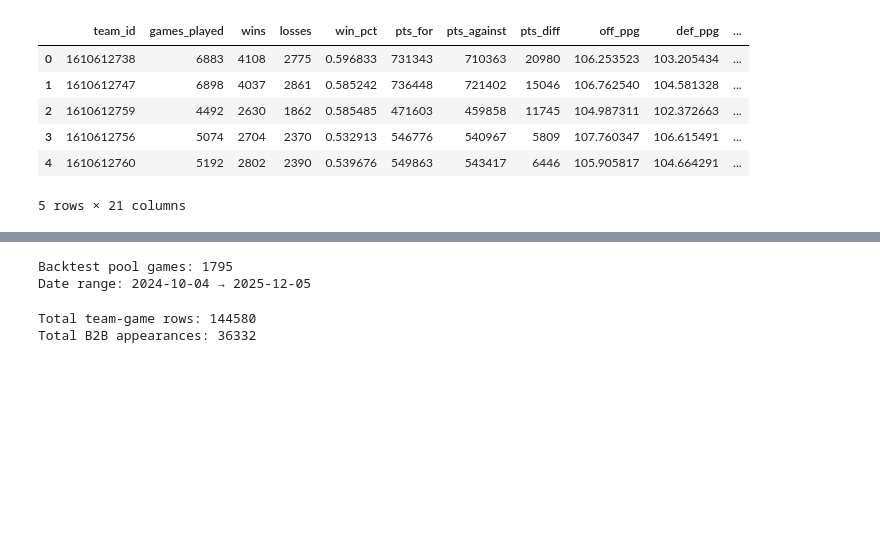
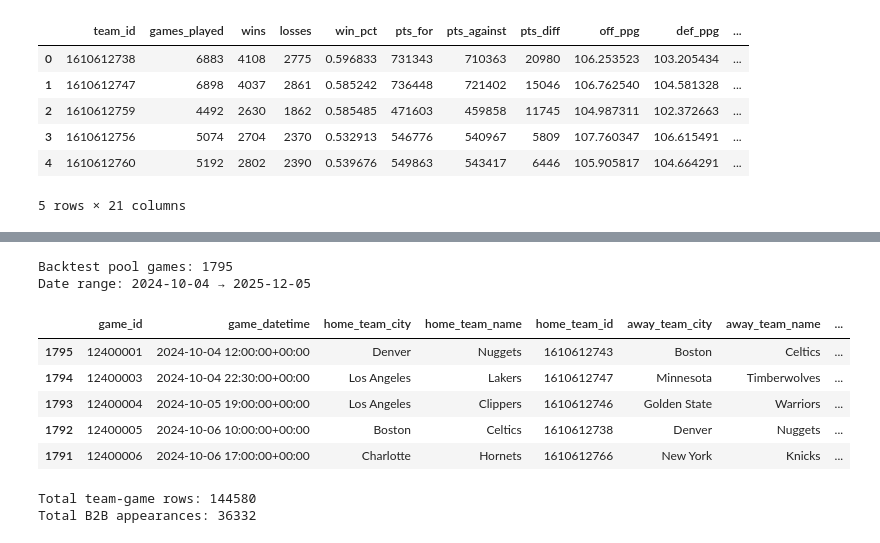
Before and after one commit to wjdorsey/qepc_project, a Jupyter notebook: notebooks/nba/20_backtest_eoin_totals.ipynb, the cells around one changed output, grey strips where cells are left out. Cells and saved outputs as stored; diff of their text form; code cells hidden in the pictures; blank space fills up the shorter version.

```diff
--- a/notebooks/nba/20_backtest_eoin_totals.ipynb
+++ b/notebooks/nba/20_backtest_eoin_totals.ipynb
@@ -240,31 +244,39 @@ League avg def_rating: 110.2990867518534
 # %%
 # ==========================================
-# CELL 3 – DEFINE BACKTEST POOL (24–25+)
+# CELL 3 – BUILD BACKTEST POOL (24–25+ GAMES)
 # ==========================================
 import datetime as dt
+import pandas as pd
 
-# Ensure game_date is a date
+# Make sure game_date is a date
+if "game_date" not in games_qepc.columns:
+    raise ValueError("games_qepc is missing 'game_date' column.")
+
 if not pd.api.types.is_datetime64_any_dtype(games_qepc["game_date"]):
     games_qepc["game_date"] = pd.to_datetime(games_qepc["game_date"]).dt.date
 
+# Only completed games with scores, from the current era we care about
+min_date = dt.date(2024, 10, 4)  # this is what gave you ~1795 games before
+
 completed_mask = games_qepc["home_score"].notna() & games_qepc["away_score"].notna()
+date_mask = games_qepc["game_date"] >= min_date
 
-season_start = dt.date(2024, 10, 1)
-today = dt.date.today()
-yesterday = today - dt.timedelta(days=1)
-
-season_mask = (games_qepc["game_date"] >= season_start) & (games_qepc["game_date"] <= yesterday)
-
-backtest_pool = games_qepc[completed_mask & season_mask].copy()
+backtest_pool = games_qepc[completed_mask & date_mask].copy()
+backtest_pool.sort_values("game_date", inplace=True)
 
 print("Backtest pool games:", len(backtest_pool))
-print("Date range:",
-      backtest_pool["game_date"].min(),
-      "→",
-      backtest_pool["game_date"].max())
+print("Date range:", backtest_pool["game_date"].min(), "→", backtest_pool["game_date"].max())
+
+display(backtest_pool.head())
 # %% [output]
 Backtest pool games: 1795
 Date range: 2024-10-04 → 2025-12-05
+|  | game_id | game_datetime | home_team_city | home_team_name | home_team_id | away_team_city | away_team_name | ... |
+| 1795 | 12400001 | 2024-10-04 12:00:00+00:00 | Denver | Nuggets | 1610612743 | Boston | Celtics | ... |
+| 1794 | 12400003 | 2024-10-04 22:30:00+00:00 | Los Angeles | Lakers | 1610612747 | Minnesota | Timberwolves | ... |
+| 1793 | 12400004 | 2024-10-05 19:00:00+00:00 | Los Angeles | Clippers | 1610612746 | Golden State | Warriors | ... |
+| 1792 | 12400005 | 2024-10-06 10:00:00+00:00 | Boston | Celtics | 1610612738 | Denver | Nuggets | ... |
+| 1791 | 12400006 | 2024-10-06 17:00:00+00:00 | Charlotte | Hornets | 1610612766 | New York | Knicks | ... |
 # %%
 # ==========================================
 # CELL 3A – BUILD TEAM-GAME REST / B2B INFO
```
Also changed, not shown: parts of 6 cells of this notebook, 13 other files.
